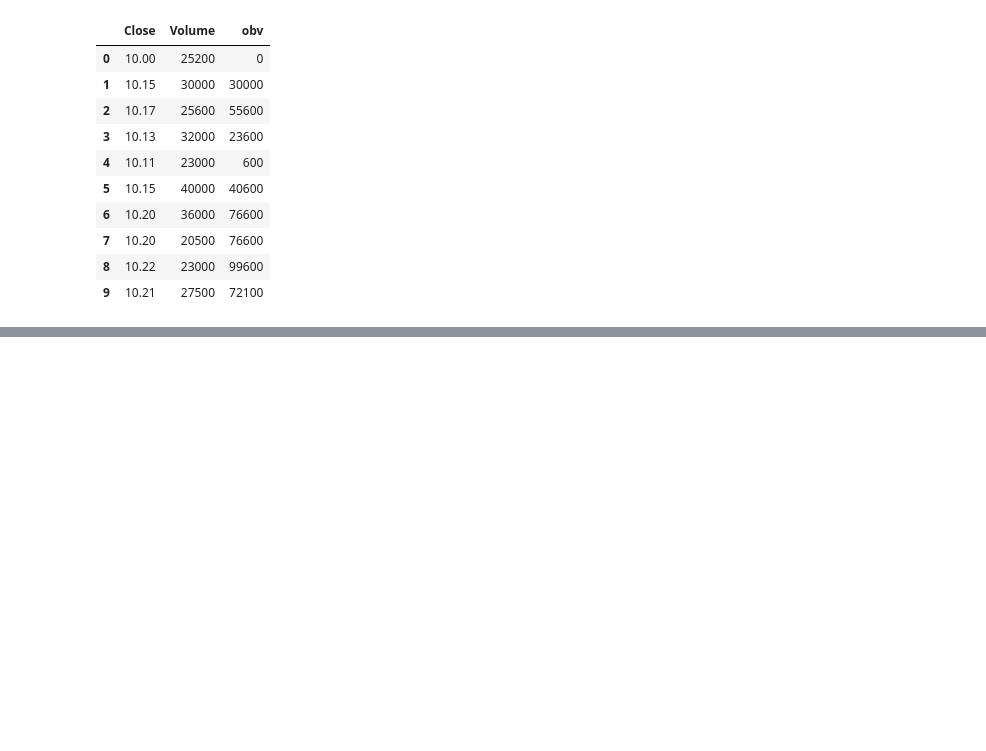
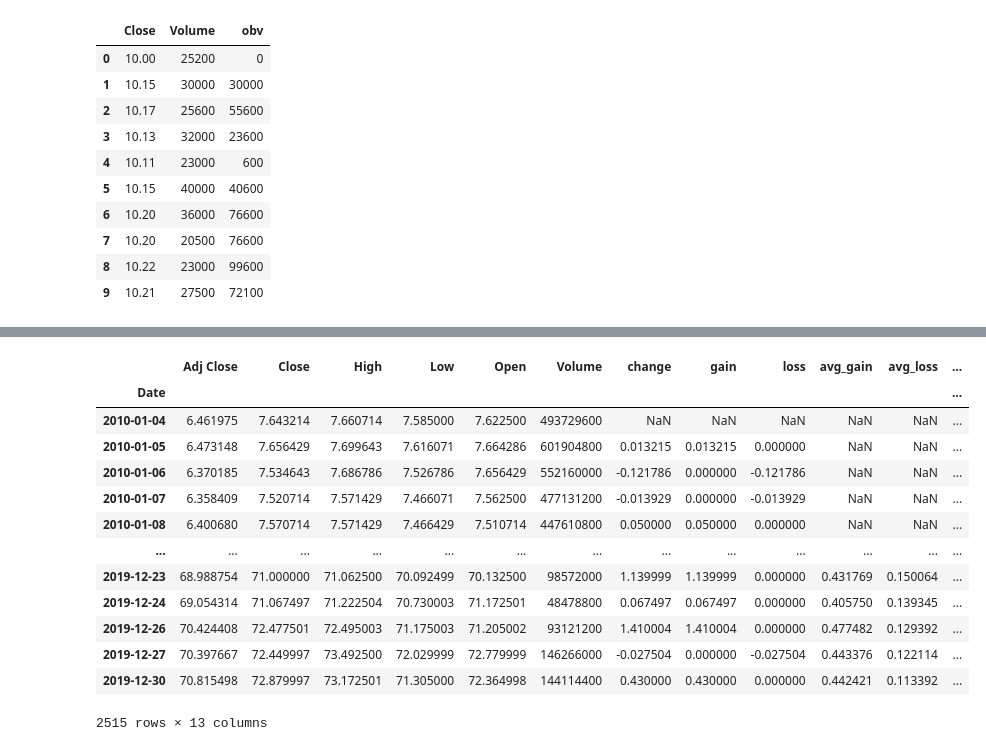
Before and after one commit to johnzea/LinkedInPythonFinance, a Jupyter notebook: Loading Data and Visualizations.ipynb, the cells around one changed output, grey strips where cells are left out. Saved outputs shown, nothing was run; the diff lists cells and outputs as text; code cells hidden in the pictures; blank space fills up the shorter version.

```diff
--- a/Loading Data and Visualizations.ipynb
+++ b/Loading Data and Visualizations.ipynb
@@ -1079,0 +1267,29 @@ test_df = pd.DataFrame({'Close':[10, 10.15, 10.17, 10.13, 10.11, 10.15, 10.2, 10
+# %%
+# Let's try it on real data
+(aapl
+ .assign(change=lambda df:df['Close'].diff(),
+         gain=lambda df:df.change.clip(lower=0),
+         loss=lambda df:df.change.clip(upper=0),
+         avg_gain=lambda df:avg(df, col='gain'),
+         avg_loss=lambda df:-avg(df, col='loss'),
+         rs=lambda df:df.avg_gain/df.avg_loss,
+         # RSI = IF(I17=0, 100, 100-(100/(1+J17)))
+         rsi=lambda df:np.select([df.avg_loss==0], [100],
+                                (100-(100/(1+df.rs))))
+        )
+)
+# %% [output]
+|  | Adj Close | Close | High | Low | Open | Volume | change | gain | loss | avg_gain | avg_loss | ... |
+| Date |  |  |  |  |  |  |  |  |  |  |  | ... |
+| 2010-01-04 | 6.461975 | 7.643214 | 7.660714 | 7.585000 | 7.622500 | 493729600 | NaN | NaN | NaN | NaN | NaN | ... |
+| 2010-01-05 | 6.473148 | 7.656429 | 7.699643 | 7.616071 | 7.664286 | 601904800 | 0.013215 | 0.013215 | 0.000000 | NaN | NaN | ... |
+| 2010-01-06 | 6.370185 | 7.534643 | 7.686786 | 7.526786 | 7.656429 | 552160000 | -0.121786 | 0.000000 | -0.121786 | NaN | NaN | ... |
+| 2010-01-07 | 6.358409 | 7.520714 | 7.571429 | 7.466071 | 7.562500 | 477131200 | -0.013929 | 0.000000 | -0.013929 | NaN | NaN | ... |
+| 2010-01-08 | 6.400680 | 7.570714 | 7.571429 | 7.466429 | 7.510714 | 447610800 | 0.050000 | 0.050000 | 0.000000 | NaN | NaN | ... |
+| ... | ... | ... | ... | ... | ... | ... | ... | ... | ... | ... | ... | ... |
+| 2019-12-23 | 68.988754 | 71.000000 | 71.062500 | 70.092499 | 70.132500 | 98572000 | 1.139999 | 1.139999 | 0.000000 | 0.431769 | 0.150064 | ... |
+| 2019-12-24 | 69.054314 | 71.067497 | 71.222504 | 70.730003 | 71.172501 | 48478800 | 0.067497 | 0.067497 | 0.000000 | 0.405750 | 0.139345 | ... |
+| 2019-12-26 | 70.424408 | 72.477501 | 72.495003 | 71.175003 | 71.205002 | 93121200 | 1.410004 | 1.410004 | 0.000000 | 0.477482 | 0.129392 | ... |
+| 2019-12-27 | 70.397667 | 72.449997 | 73.492500 | 72.029999 | 72.779999 | 146266000 | -0.027504 | 0.000000 | -0.027504 | 0.443376 | 0.122114 | ... |
+| 2019-12-30 | 70.815498 | 72.879997 | 73.172501 | 71.305000 | 72.364998 | 144114400 | 0.430000 | 0.430000 | 0.000000 | 0.442421 | 0.113392 | ... |
+2515 rows × 13 columns
```
Also changed, not shown: parts of 39 cells of this notebook, 4 other files.
